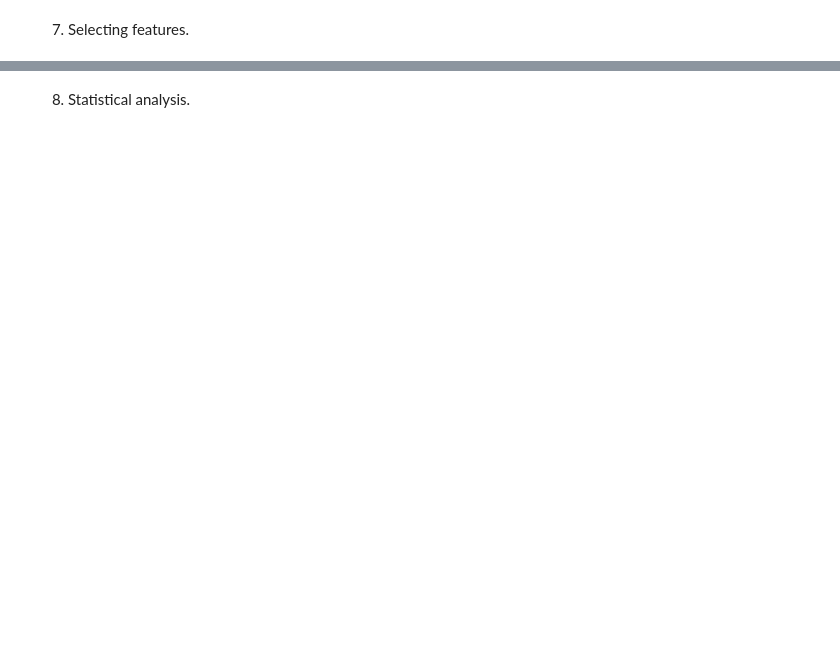
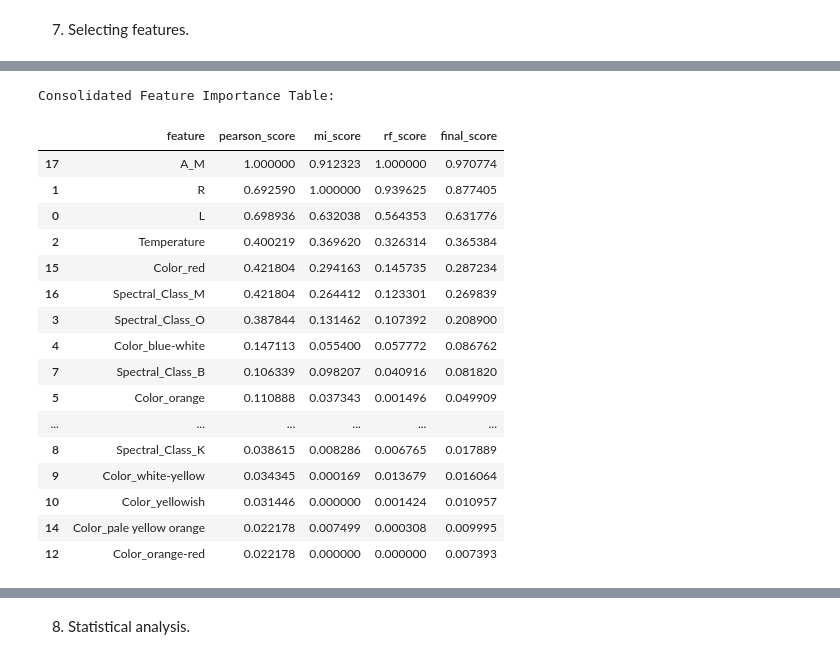
Before and after one commit to geovanasaraiva/mlops-star-type-classification, a Jupyter notebook: notebooks/jupyter notebook ia.ipynb, the cells around one changed output, grey strips where cells are left out. Drawn from its saved outputs; the diff is of its cells as text; code cells hidden in the pictures; blank space fills up the shorter version.

```diff
--- a/notebooks/jupyter notebook ia.ipynb
+++ b/notebooks/jupyter notebook ia.ipynb
@@ -416,0 +507,54 @@ test_df=test_df[selected_features+[target]]
+# %%
+#Prepare Mutual Information (MI) results.
+#reset_index converts the feature names from the index into a regular column.
+mi_df_final = mi_df.reset_index()
+mi_df_final.columns = ['feature', 'mi_score']
+
+#Use the previously computed Random Forest feature importances.
+#reset_index is used to convert the Series into a DataFrame format.
+rf_df_final = importances.reset_index()
+rf_df_final.columns = ['feature', 'rf_score']
+
+#Merge the three feature importance methods into a single DataFrame.
+#This aligns features that exist across all methods.
+feat_df = pearson_df.merge(mi_df_final, on="feature").merge(rf_df_final, on="feature")
+
+#Apply Min-Max normalization to make all scores comparable across different scales.
+#This ensures no method dominates due to scale differences.
+for col in ["pearson_score", "mi_score", "rf_score"]:
+
+    #Use absolute values for Pearson to focus on relationship strength, not direction.
+    if col == "pearson_score":
+        feat_df[col] = feat_df[col].abs()
+
+    #Apply Min-Max scaling: (x - min) / (max - min)
+    feat_df[col] = (feat_df[col] - feat_df[col].min()) / (feat_df[col].max() - feat_df[col].min())
+
+#Compute the final feature importance score as the average of all methods.
+#This combines linear (Pearson), non-linear (MI), and model-based (RF) perspectives.
+feat_df['final_score'] = feat_df[["pearson_score", "mi_score", "rf_score"]].mean(axis=1)
+
+#Sort features by final importance score in descending order.
+feat_df = feat_df.sort_values(by="final_score", ascending=False)
+
+print("Consolidated Feature Importance Table:")
+display(feat_df)
+# %% [output]
+Consolidated Feature Importance Table:
+|  | feature | pearson_score | mi_score | rf_score | final_score |
+| 17 | A_M | 1.000000 | 0.912323 | 1.000000 | 0.970774 |
+| 1 | R | 0.692590 | 1.000000 | 0.939625 | 0.877405 |
+| 0 | L | 0.698936 | 0.632038 | 0.564353 | 0.631776 |
+| 2 | Temperature | 0.400219 | 0.369620 | 0.326314 | 0.365384 |
+| 15 | Color_red | 0.421804 | 0.294163 | 0.145735 | 0.287234 |
+| 16 | Spectral_Class_M | 0.421804 | 0.264412 | 0.123301 | 0.269839 |
+| 3 | Spectral_Class_O | 0.387844 | 0.131462 | 0.107392 | 0.208900 |
+| 4 | Color_blue-white | 0.147113 | 0.055400 | 0.057772 | 0.086762 |
+| 7 | Spectral_Class_B | 0.106339 | 0.098207 | 0.040916 | 0.081820 |
+| 5 | Color_orange | 0.110888 | 0.037343 | 0.001496 | 0.049909 |
+| ... | ... | ... | ... | ... | ... |
+| 8 | Spectral_Class_K | 0.038615 | 0.008286 | 0.006765 | 0.017889 |
+| 9 | Color_white-yellow | 0.034345 | 0.000169 | 0.013679 | 0.016064 |
+| 10 | Color_yellowish | 0.031446 | 0.000000 | 0.001424 | 0.010957 |
+| 14 | Color_pale yellow orange | 0.022178 | 0.007499 | 0.000308 | 0.009995 |
+| 12 | Color_orange-red | 0.022178 | 0.000000 | 0.000000 | 0.007393 |
```
Also changed, not shown: parts of 16 cells of this notebook.
